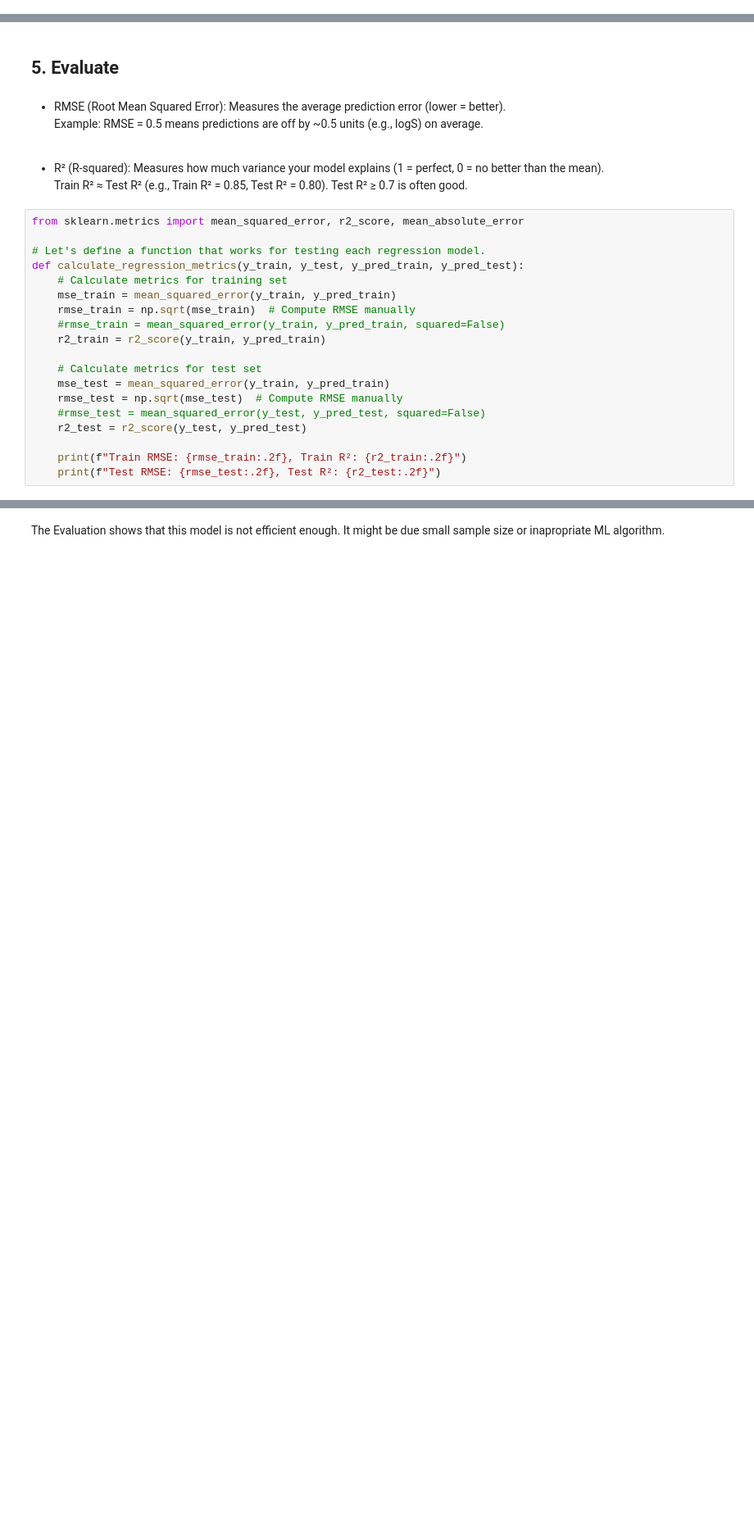
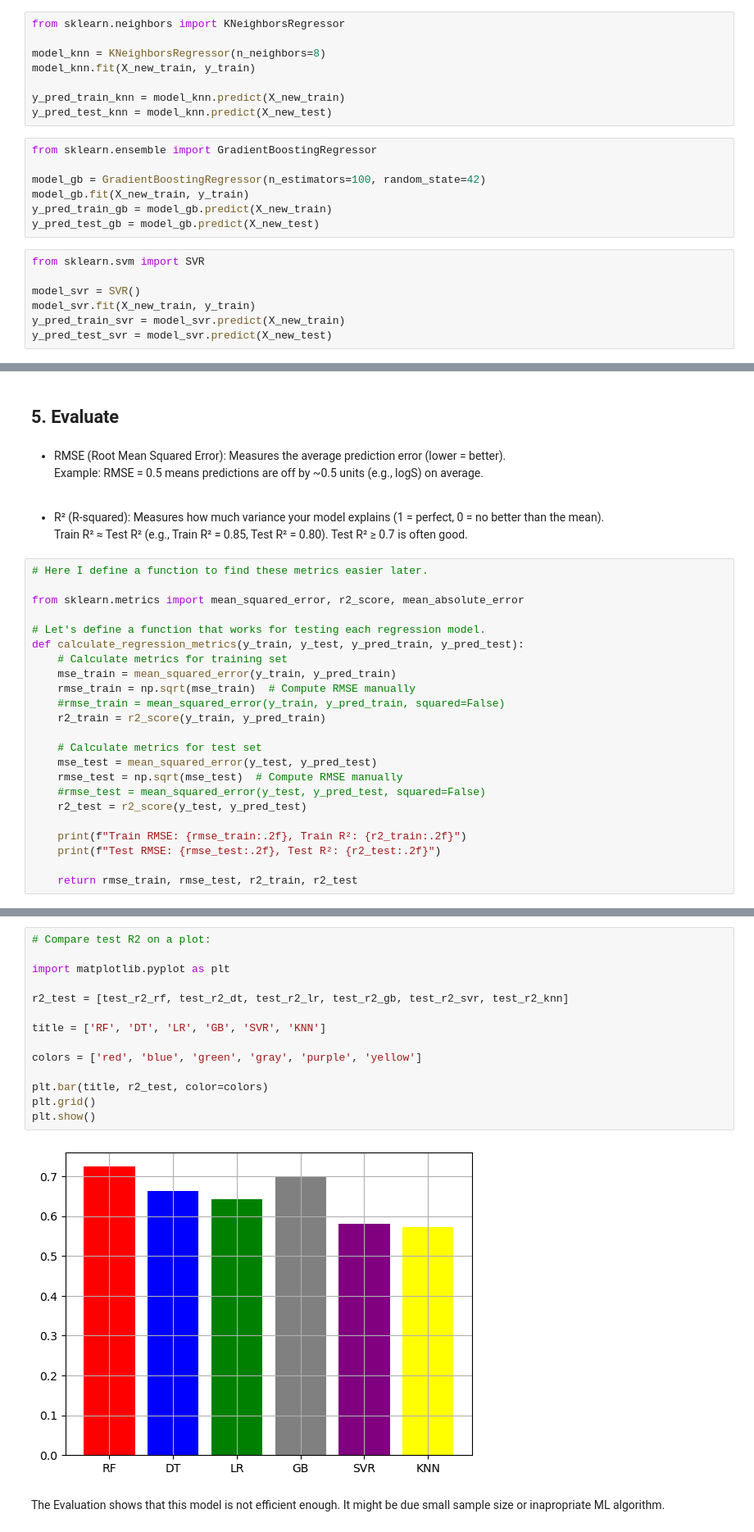
Before and after one commit to Mehran811/RDKit_RF, a Jupyter notebook: RDKit_project/Solubility_Prediction_RDKit_RF.ipynb, the cells around one changed output, grey strips where cells are left out. Shown: that part at 82% size. Cells and saved outputs as stored; diff of their text form; blank space fills up the shorter version.

Commit message:
New models added. Compared by a plot.

```diff
--- a/RDKit_project/Solubility_Prediction_RDKit_RF.ipynb
+++ b/RDKit_project/Solubility_Prediction_RDKit_RF.ipynb
@@ -280,3 +319,25 @@ RandomForestRegressor(max_depth=10, max_features=0.5, min_samples_split=5,
+# %%
+from sklearn.neighbors import KNeighborsRegressor
+
+model_knn = KNeighborsRegressor(n_neighbors=8)
+model_knn.fit(X_new_train, y_train)
+
+y_pred_train_knn = model_knn.predict(X_new_train)
+y_pred_test_knn = model_knn.predict(X_new_test)
+# %%
+from sklearn.ensemble import GradientBoostingRegressor
+
+model_gb = GradientBoostingRegressor(n_estimators=100, random_state=42)
+model_gb.fit(X_new_train, y_train)
+y_pred_train_gb = model_gb.predict(X_new_train)
+y_pred_test_gb = model_gb.predict(X_new_test)
+# %%
+from sklearn.svm import SVR
+
+model_svr = SVR()
+model_svr.fit(X_new_train, y_train)
+y_pred_train_svr = model_svr.predict(X_new_train)
+y_pred_test_svr = model_svr.predict(X_new_test)
 # %% [markdown]
 ### In Case of running into bugs, Check these cells. Oherwise skip them.
 # %%
@@ -318,6 +375,8 @@ Example: RMSE = 0.5 means predictions are off by ~0.5 units (e.g., logS) on aver
 
 - R² (R-squared): Measures how much variance your model explains (1 = perfect, 0 = no better than the mean). <br>Train R² ≈ Test R² (e.g., Train R² = 0.85, Test R² = 0.80). Test R² ≥ 0.7 is often good.
 # %%
+# Here I define a function to find these metrics easier later.
+
 from sklearn.metrics import mean_squared_error, r2_score, mean_absolute_error
 
 # Let's define a function that works for testing each regression model.
@@ -329,10 +388,12 @@ def calculate_regression_metrics(y_train, y_test, y_pred_train, y_pred_test):
     r2_train = r2_score(y_train, y_pred_train)
 
     # Calculate metrics for test set
-    mse_test = mean_squared_error(y_train, y_pred_train)
+    mse_test = mean_squared_error(y_test, y_pred_test)
     rmse_test = np.sqrt(mse_test)  # Compute RMSE manually
     #rmse_test = mean_squared_error(y_test, y_pred_test, squared=False)
     r2_test = r2_score(y_test, y_pred_test)
 
     print(f"Train RMSE: {rmse_train:.2f}, Train R²: {r2_train:.2f}")
     print(f"Test RMSE: {rmse_test:.2f}, Test R²: {r2_test:.2f}")
+
+    return rmse_train, rmse_test, r2_train, r2_test
@@ -352,3 +455,19 @@ Test RMSE: 0.03, Test R²: 0.53
+# %%
+# Compare test R2 on a plot:
+
+import matplotlib.pyplot as plt
+
+r2_test = [test_r2_rf, test_r2_dt, test_r2_lr, test_r2_gb, test_r2_svr, test_r2_knn]
+
+title = ['RF', 'DT', 'LR', 'GB', 'SVR', 'KNN']
+
+colors = ['red', 'blue', 'green', 'gray', 'purple', 'yellow']
+
+plt.bar(title, r2_test, color=colors)
+plt.grid()
+plt.show()
+# %% [output]
+[figure, added]
 # %% [markdown]
 The Evaluation shows that this model is not efficient enough. It might be due small sample size or inapropriate ML algorithm.
 # %% [markdown]
```
Also changed, not shown: parts of 16 cells of this notebook, 3 other files.
